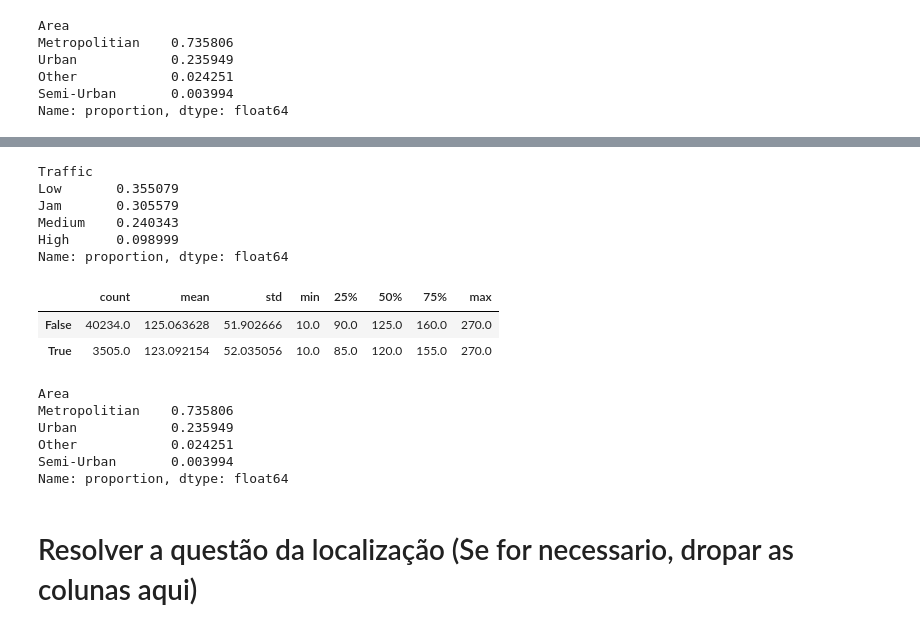
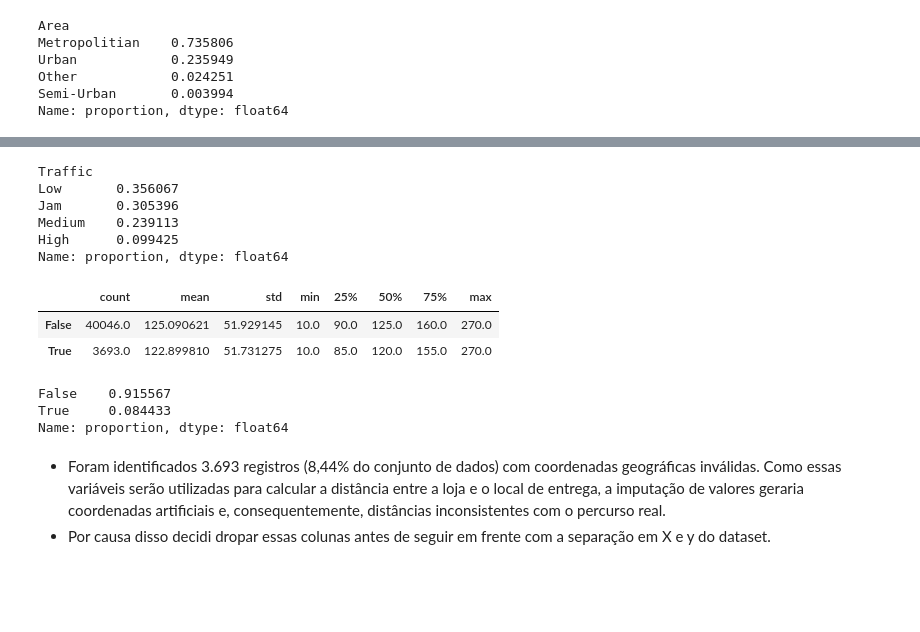
Before and after one commit to Alvaro-Figueiredo/Amazon_Delivery_DSProject, a Jupyter notebook: Notebooks/02_EDA.ipynb, the cells around one changed output, grey strips where cells are left out. Cells and saved outputs as stored; diff of their text form; code cells hidden in the pictures; blank space fills up the shorter version.

```diff
--- a/Notebooks/02_EDA.ipynb
+++ b/Notebooks/02_EDA.ipynb
@@ -336,26 +367,22 @@ Name: proportion, dtype: float64
 # %%
-df_amazon[mask_invalid]["Traffic"].value_counts(normalize=True)
+df_amazon[invalid_store_values]["Traffic"].value_counts(normalize=True)
 # %% [output]
 Traffic
-Low       0.355079
-Jam       0.305579
-Medium    0.240343
-High      0.098999
+Low       0.356067
+Jam       0.305396
+Medium    0.239113
+High      0.099425
 Name: proportion, dtype: float64
 # %%
-df_amazon.groupby(mask_invalid)["Delivery_Time"].describe()
+df_amazon.groupby(invalid_store_values)["Delivery_Time"].describe()
 # %% [output]
 |  | count | mean | std | min | 25% | 50% | 75% | max |
-| False | 40234.0 | 125.063628 | 51.902666 | 10.0 | 90.0 | 125.0 | 160.0 | 270.0 |
-| True | 3505.0 | 123.092154 | 52.035056 | 10.0 | 85.0 | 120.0 | 155.0 | 270.0 |
+| False | 40046.0 | 125.090621 | 51.929145 | 10.0 | 90.0 | 125.0 | 160.0 | 270.0 |
+| True | 3693.0 | 122.899810 | 51.731275 | 10.0 | 85.0 | 120.0 | 155.0 | 270.0 |
-# %%
-df_amazon[df_amazon["Store_Latitude"] == 0]["Area"].value_counts(normalize=True)
-# %% [output]
-Area
-Metropolitian    0.735806
-Urban            0.235949
-Other            0.024251
-Semi-Urban       0.003994
-Name: proportion, dtype: float64
-# %% [markdown]
-# Resolver a questão da localização (Se for necessario, dropar as colunas aqui)
+# %%
+#Total de valores inválidos
+((invalid_store_values==True)+(invalid_drop_values == True)).value_counts(normalize=True)
+# %% [output]
+False    0.915567
+True     0.084433
+Name: proportion, dtype: float64
@@ -361,0 +391,3 @@ Name: proportion, dtype: float64
+# %% [markdown]
+- Foram identificados 3.693 registros (8,44% do conjunto de dados) com coordenadas geográficas inválidas. Como essas variáveis serão utilizadas para calcular a distância entre a loja e o local de entrega, a imputação de valores geraria coordenadas artificiais e, consequentemente, distâncias inconsistentes com o percurso real.
+- Por causa disso decidi dropar essas colunas antes de seguir em frente com a separação em X e y do dataset.
```
Also changed, not shown: parts of 26 cells of this notebook, 1 other file.
